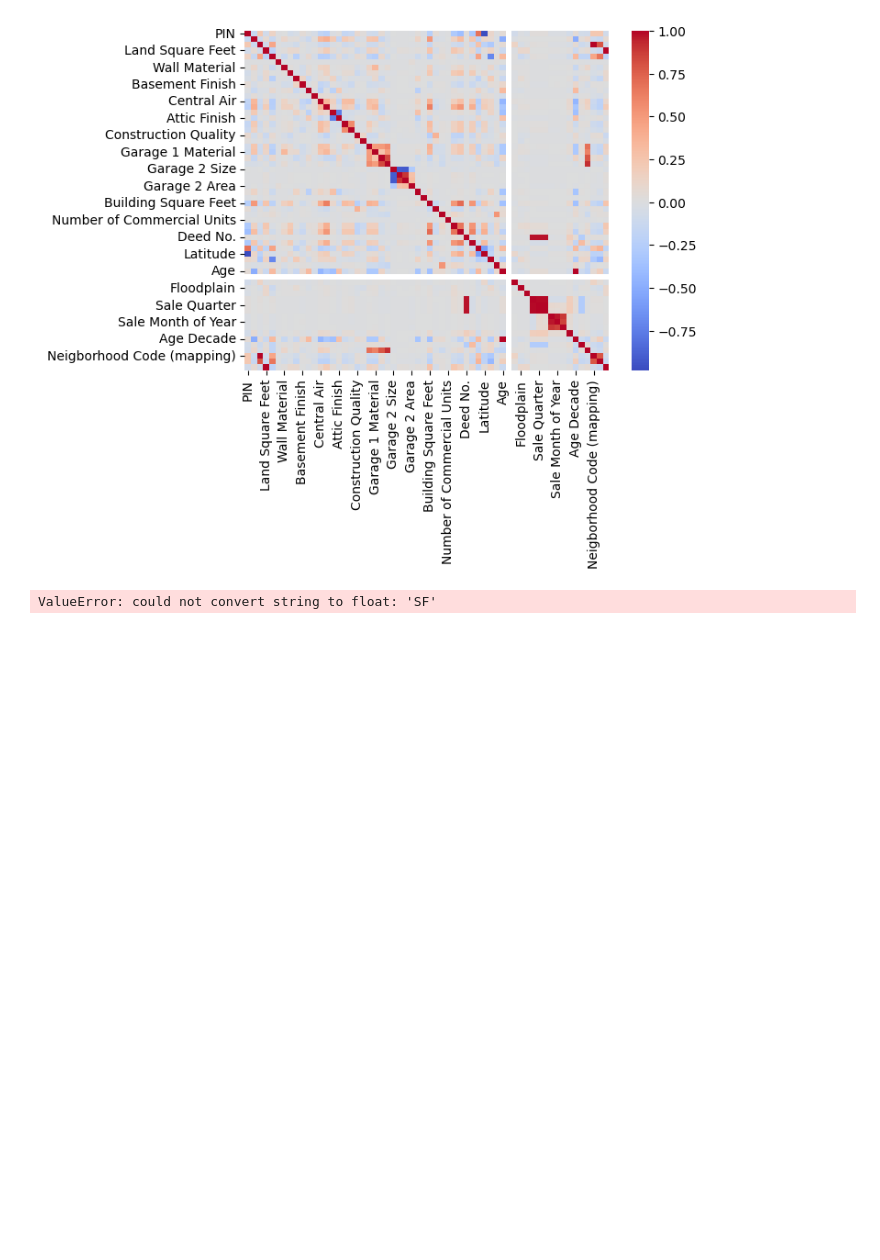
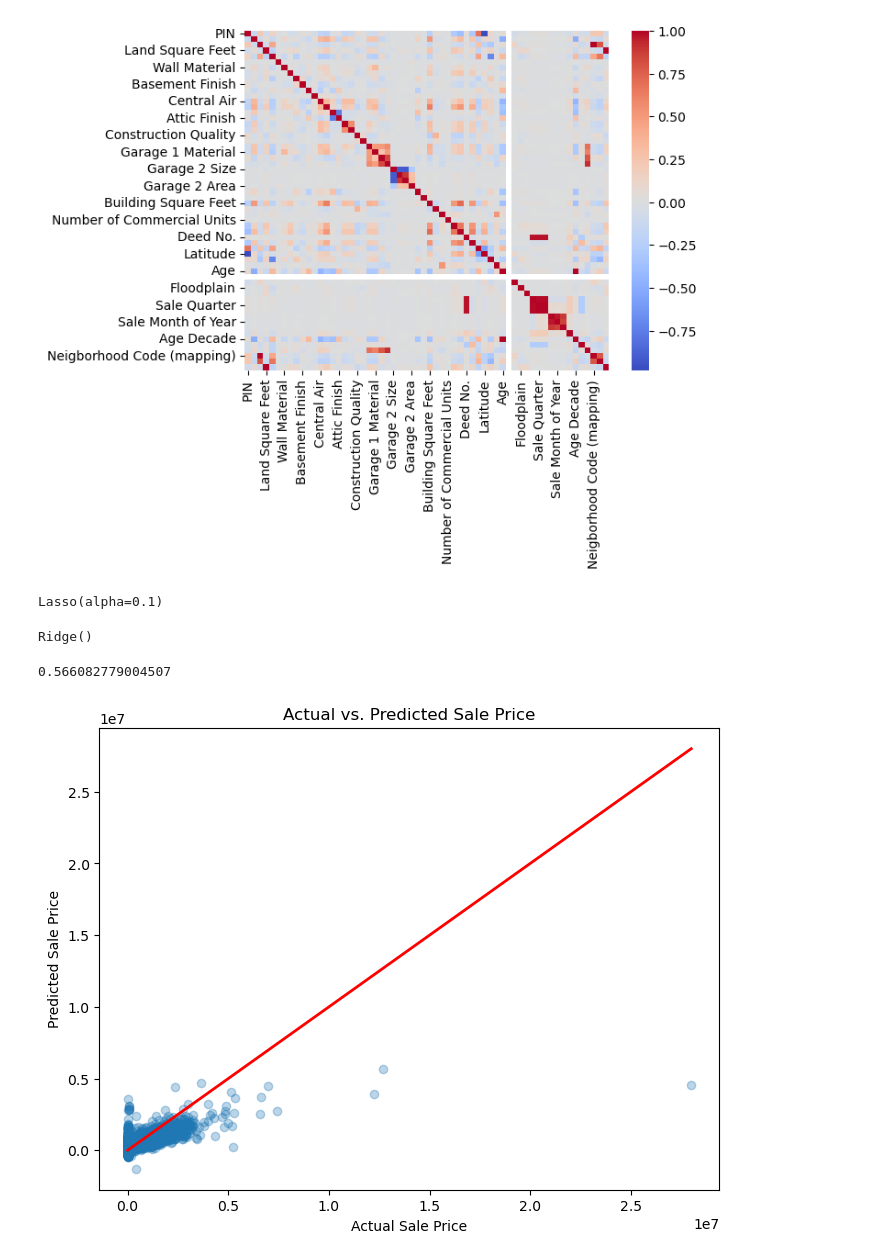
Before and after one commit to rkardoes/DataMiningColab, a Jupyter notebook: Main.ipynb, the cells around one changed output. Cells and saved outputs as stored; diff of their text form; code cells hidden in the pictures; blank space fills up the shorter version.

```diff
--- a/Main.ipynb
+++ b/Main.ipynb
@@ -283,12 +283,42 @@ sns.heatmap(corr_matrix, cmap='coolwarm')
 from sklearn.model_selection import train_test_split
 from sklearn.linear_model import LinearRegression
 
-X = df.drop('Sale Price', axis=1)
-y = df['Sale Price']
+X = df_encoded.drop('Sale Price', axis=1)
+y = df_encoded['Sale Price']
 
 X_train, X_val, y_train, y_val = train_test_split(X, y, test_size=0.2, random_state=42)
 lr = LinearRegression()
 lr.fit(X_train, y_train)
 y_pred = lr.predict(X_val)
-# %% [output]
-ValueError: could not convert string to float: 'SF'
+# %%
+from sklearn.linear_model import Lasso
+lasso = Lasso(alpha=0.1)
+lasso.fit(X_train, y_train)
+# %% [output]
+Lasso(alpha=0.1)
+# %%
+from sklearn.linear_model import Ridge
+ridge = Ridge(alpha=1.0)
+ridge.fit(X_train, y_train)
+# %% [output]
+Ridge()
+# %%
+from sklearn.model_selection import cross_val_score
+scores = cross_val_score(lr, X, y, cv=5)
+print(scores.mean())
+# %% [output]
+0.566082779004507
+# %%
+import matplotlib.pyplot as plt
+import numpy as np
+
+# Assuming you have your actual values (y_val) and predicted values (y_pred)
+plt.figure(figsize=(8, 6))
+plt.scatter(y_val, y_pred, alpha=0.3)
+plt.plot([min(y_val), max(y_val)], [min(y_val), max(y_val)], color='red', linewidth=2)
+plt.xlabel('Actual Sale Price')
+plt.ylabel('Predicted Sale Price')
+plt.title('Actual vs. Predicted Sale Price')
+plt.show()
+# %% [output]
+[figure, added]
```
Also changed, not shown: parts of 5 cells of this notebook.
